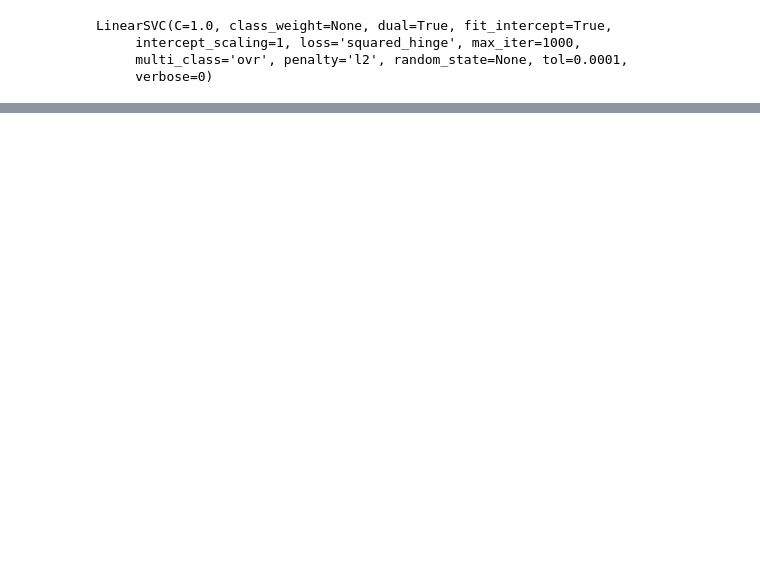
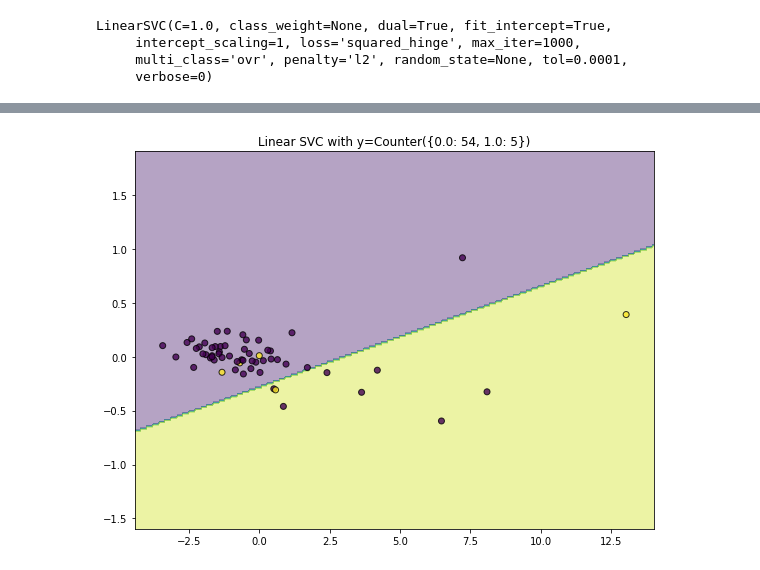
Before and after one commit to danielsoutar/CS4098, a Jupyter notebook: Notebook.ipynb, the cells around one changed output, grey strips where cells are left out. Drawn from its saved outputs; the diff is of its cells as text; code cells hidden in the pictures; blank space fills up the shorter version.

```diff
--- a/Notebook.ipynb
+++ b/Notebook.ipynb
@@ -540,3 +518,10 @@ fig.tight_layout()
+# %%
+fig, ((ax1)) = plt.subplots(1, 1, figsize=(8, 6))
+plot_decision_function(X, y, clf, ax1)
+ax1.set_title('Linear SVC with y={}'.format(Counter(y)))
+fig.tight_layout()
+# %% [output]
+[figure, added]
 # %%
 X = np.empty((59, 625))
 
```
Also changed, not shown: parts of 23 cells of this notebook.
